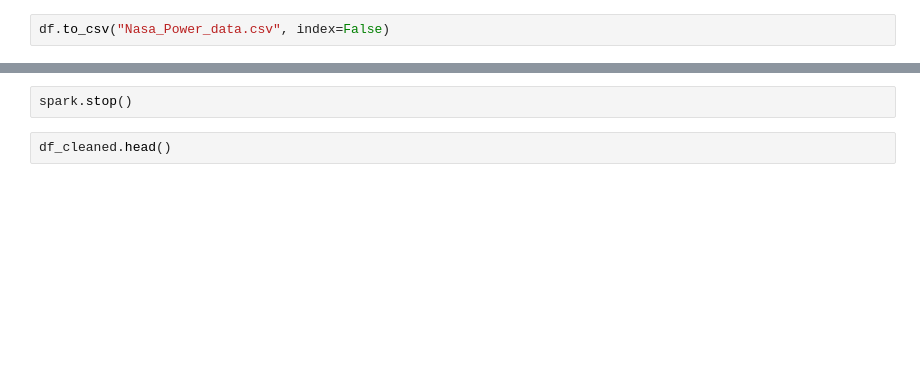
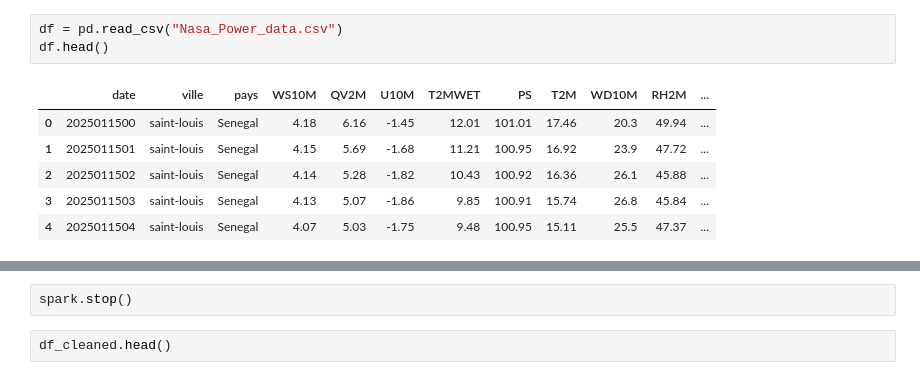
Before and after one commit to Ahmadou0306/data_Engineering_project_meteo, a Jupyter notebook: test_algo.ipynb, the cells around one changed output, grey strips where cells are left out. Drawn from its saved outputs; the diff is of its cells as text; blank space fills up the shorter version.

```diff
--- a/test_algo.ipynb
+++ b/test_algo.ipynb
@@ -119,5 +122,13 @@ df.to_csv("Nasa_Power_data.csv", index=False)
 # %%
-df.to_csv("Nasa_Power_data.csv", index=False)
+df = pd.read_csv("Nasa_Power_data.csv")
+df.head()
+# %% [output]
+|  | date | ville | pays | WS10M | QV2M | U10M | T2MWET | PS | T2M | WD10M | RH2M | ... |
+| 0 | 2025011500 | saint-louis | Senegal | 4.18 | 6.16 | -1.45 | 12.01 | 101.01 | 17.46 | 20.3 | 49.94 | ... |
+| 1 | 2025011501 | saint-louis | Senegal | 4.15 | 5.69 | -1.68 | 11.21 | 100.95 | 16.92 | 23.9 | 47.72 | ... |
+| 2 | 2025011502 | saint-louis | Senegal | 4.14 | 5.28 | -1.82 | 10.43 | 100.92 | 16.36 | 26.1 | 45.88 | ... |
+| 3 | 2025011503 | saint-louis | Senegal | 4.13 | 5.07 | -1.86 | 9.85 | 100.91 | 15.74 | 26.8 | 45.84 | ... |
+| 4 | 2025011504 | saint-louis | Senegal | 4.07 | 5.03 | -1.75 | 9.48 | 100.95 | 15.11 | 25.5 | 47.37 | ... |
 # %%
 from pyspark.sql import SparkSession
 from pyspark.sql.functions import col, substring, to_date, concat_ws, to_timestamp, lit
```
Also changed, not shown: parts of 12 cells of this notebook, 2 other files.
